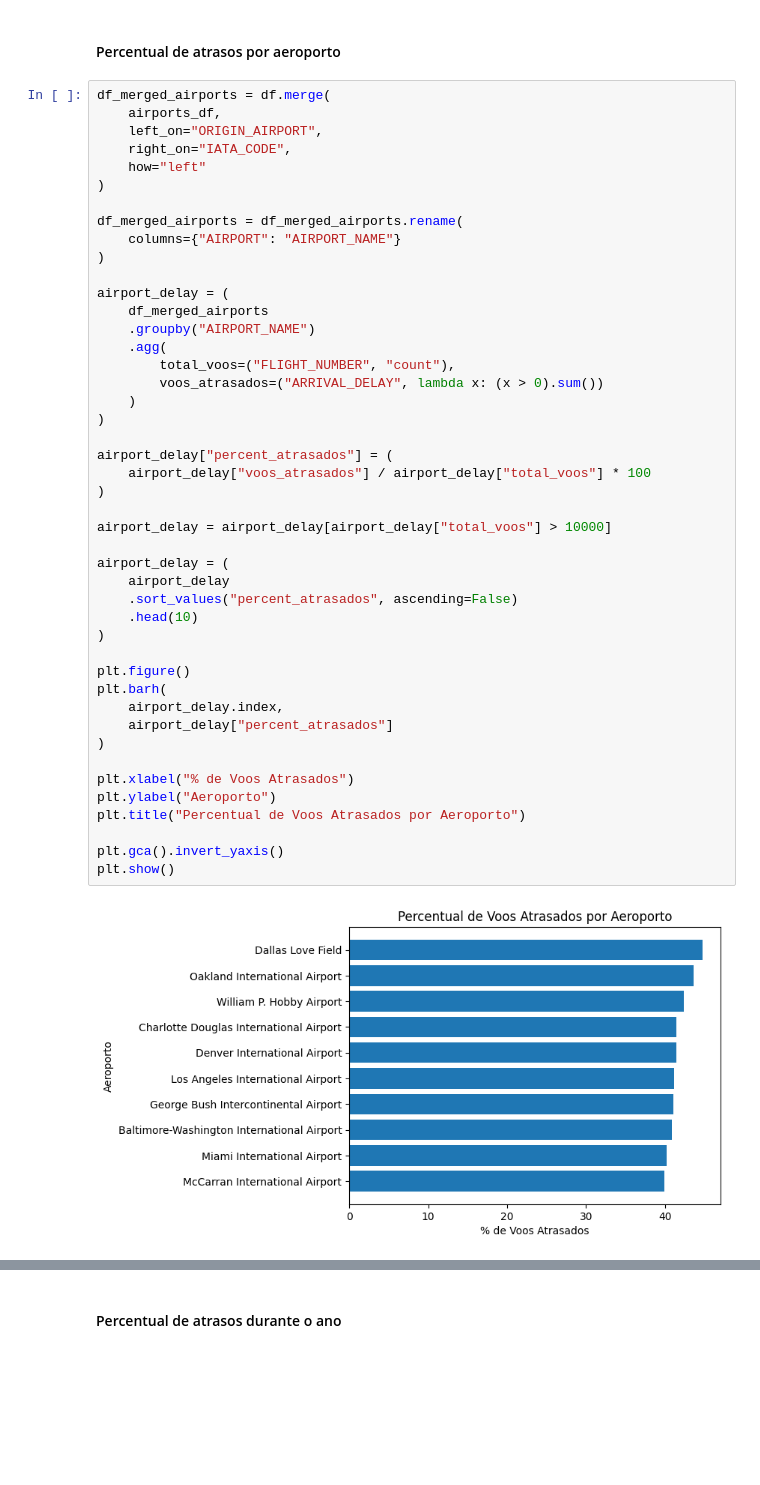
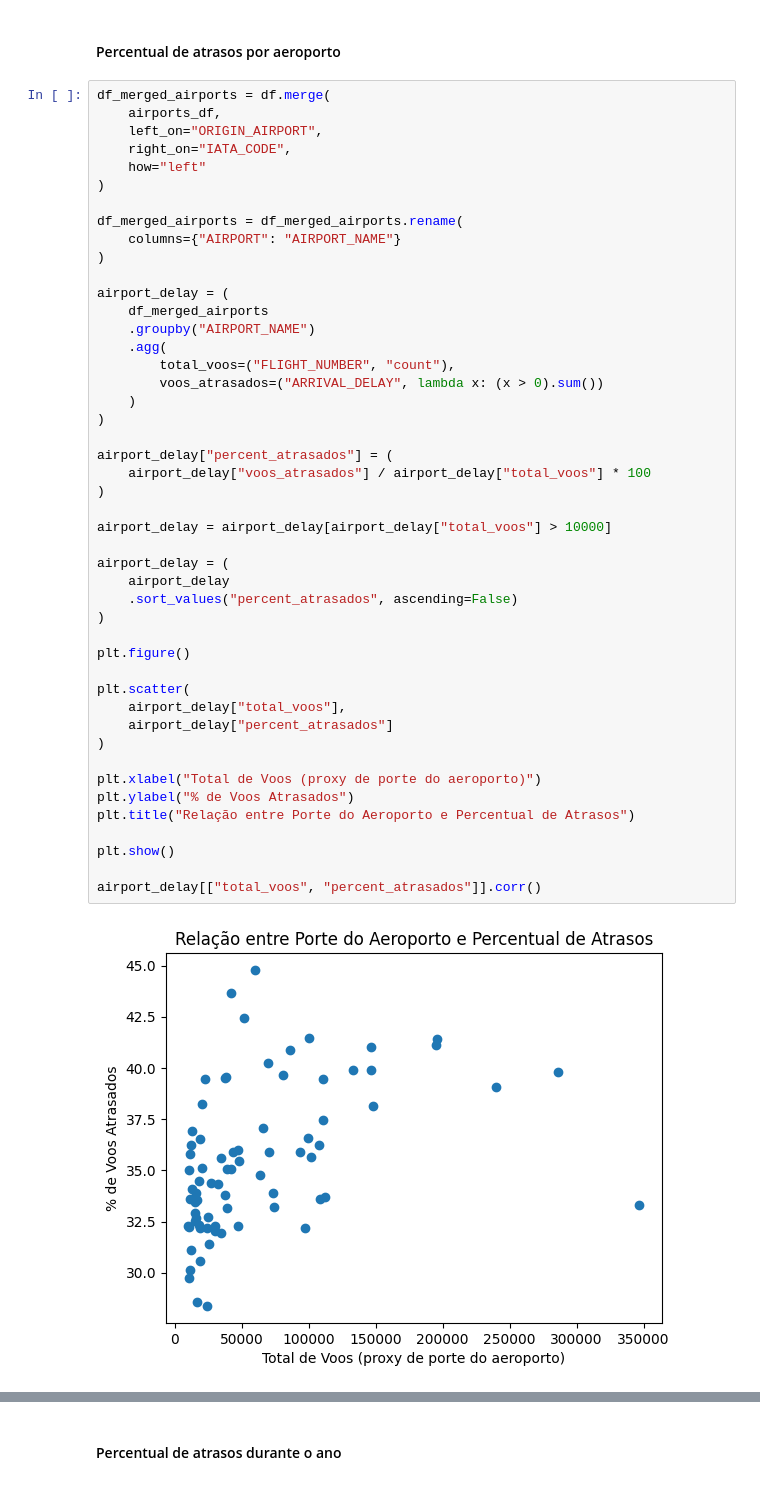
Before and after one commit to anacarolineas/tech-challenge-flights, a Jupyter notebook: analise_atrasos_voos.ipynb, the cells around one changed output, grey strips where cells are left out. Saved outputs shown, nothing was run; the diff lists cells and outputs as text; blank space fills up the shorter version.

```diff
--- a/analise_atrasos_voos.ipynb
+++ b/analise_atrasos_voos.ipynb
@@ -265,38 +257,39 @@ df_merged_airports = df_merged_airports.rename(
     columns={"AIRPORT": "AIRPORT_NAME"}
 )
 
 airport_delay = (
     df_merged_airports
     .groupby("AIRPORT_NAME")
     .agg(
         total_voos=("FLIGHT_NUMBER", "count"),
         voos_atrasados=("ARRIVAL_DELAY", lambda x: (x > 0).sum())
     )
 )
 
 airport_delay["percent_atrasados"] = (
     airport_delay["voos_atrasados"] / airport_delay["total_voos"] * 100
 )
 
 airport_delay = airport_delay[airport_delay["total_voos"] > 10000]
 
 airport_delay = (
     airport_delay
     .sort_values("percent_atrasados", ascending=False)
-    .head(10)
 )
 
 plt.figure()
-plt.barh(
-    airport_delay.index,
+
+plt.scatter(
+    airport_delay["total_voos"],
     airport_delay["percent_atrasados"]
 )
 
-plt.xlabel("% de Voos Atrasados")
-plt.ylabel("Aeroporto")
-plt.title("Percentual de Voos Atrasados por Aeroporto")
+plt.xlabel("Total de Voos (proxy de porte do aeroporto)")
+plt.ylabel("% de Voos Atrasados")
+plt.title("Relação entre Porte do Aeroporto e Percentual de Atrasos")
 
-plt.gca().invert_yaxis()
 plt.show()
+
+airport_delay[["total_voos", "percent_atrasados"]].corr()
 # %% [output]
-[figure, old version]
+[figure, new version]
```
Also changed, not shown: parts of 21 cells of this notebook.
